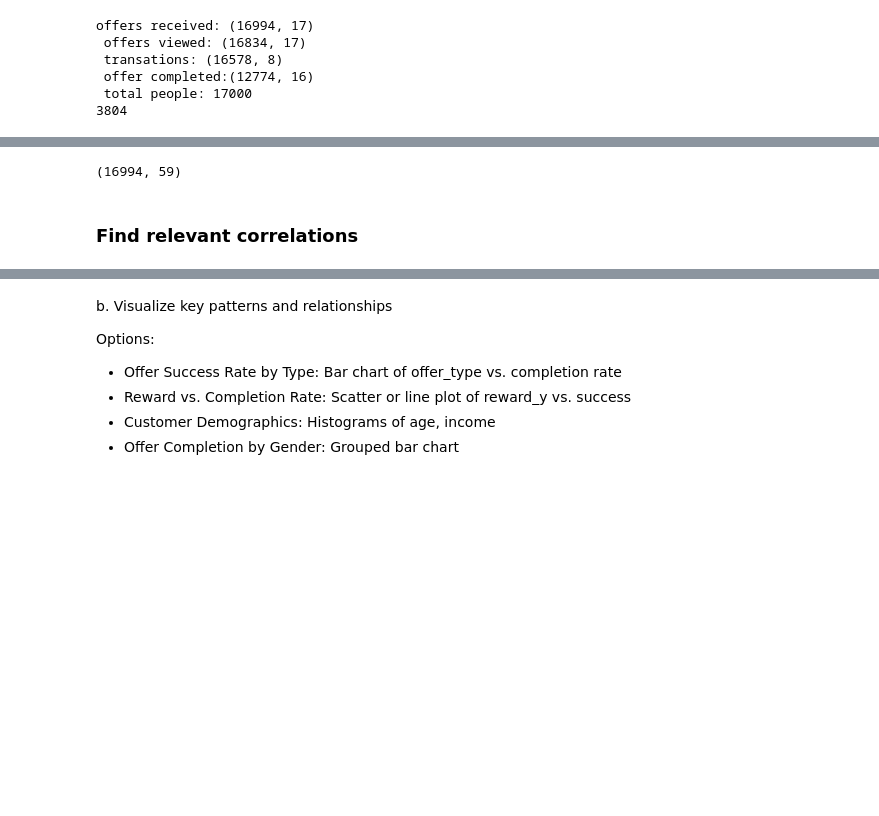
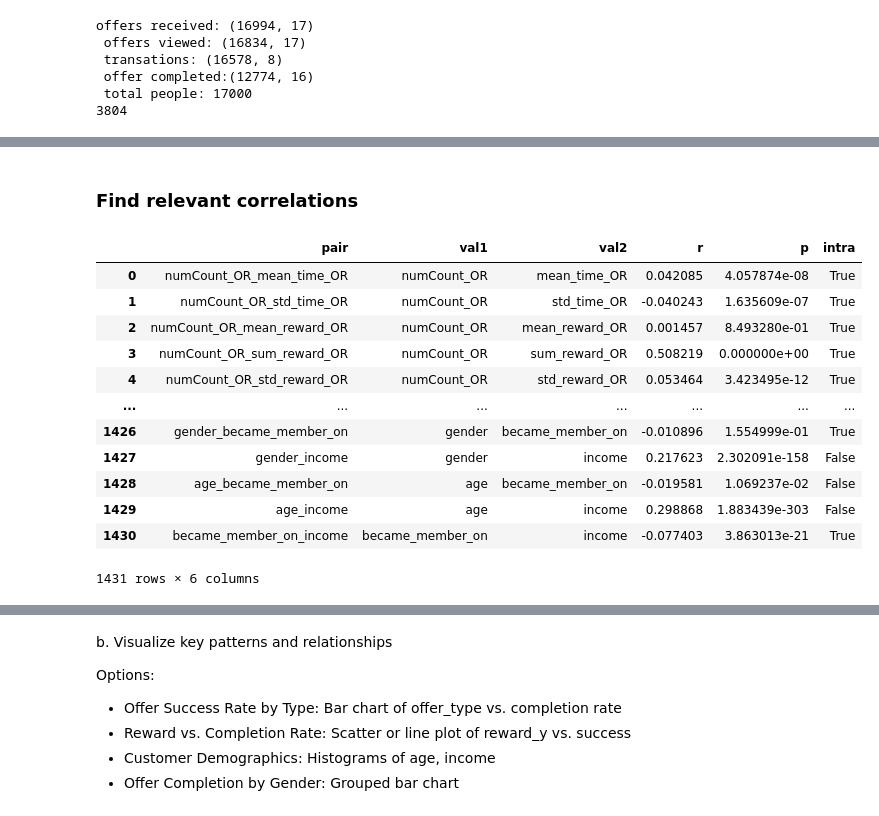
Before and after one commit to kiah-ucsd/DSE200, a Jupyter notebook: Mini_Project_2.ipynb, the cells around one changed output, grey strips where cells are left out. Drawn from its saved outputs; the diff is of its cells as text; code cells hidden in the pictures; blank space fills up the shorter version.

```diff
--- a/Mini_Project_2.ipynb
+++ b/Mini_Project_2.ipynb
@@ -422,9 +360,62 @@ corr_df
-# %%
-master_df.shape
-# %% [output]
-(16994, 59)
+# %%
+#All completed offers that get transactions, offers viewed, and offers received.
+#is there a relationship between the number of offers and number of transactions and/or amount?
+
+#super join offers recieved and mergedeverything together and fix Nans and bad stuff
+master_df = offer_received_df.merge(offer_viewed_df , left_on = 'person', right_on = 'person', how='left', suffixes=('_OR','_OV'))
+master_df = master_df.merge(offer_completed_df, left_on = 'person', right_on = 'person', how='left', suffixes = (None,'_OC'))
+master_df = master_df.merge(transaction_df, left_on = 'person', right_on = 'person', how='left', suffixes = (None,'_TR'))
+master_df.rename(columns={'event':'event_OC'}, inplace=True)
+master_df.loc[~(master_df.event_OR.isna()), 'event_OR'] = 1
+master_df.loc[~(master_df.event_OV.isna()), 'event_OV'] = 1
+master_df.loc[~(master_df.event_OC.isna()), 'event_OC'] = 1
+master_df.loc[~(master_df.event_TR.isna()), 'event_TR'] = 1
+master_df.loc[(master_df.event_OR.isna()), 'event_OR'] = 0
+master_df.loc[(master_df.event_OV.isna()), 'event_OV'] = 0
+master_df.loc[(master_df.event_OC.isna()), 'event_OC'] = 0
+master_df.loc[(master_df.event_TR.isna()), 'event_TR'] = 0
+
+# master_df.rename(columns = {'discount':'discount_OC', 'bogo':'bogo_OC'}, inplace=True)
+# master_df.drop(columns=['event_OR','event_OV', 'event_TR'], inplace=True)
+
+#join master_df with profile_df, map gender 1 == M, 2 == F, 3== idk for spearmans r correlation
+master_df = master_df.merge(profile_df, left_on = 'person',right_on = 'person', how='left')
+master_df.gender = master_df.apply(lambda x: 0 if x['gender'] == 'M' else (1 if x['gender'] == 'F' else 2), axis=1)
 # %% [markdown]
 ### Find relevant correlations
+# %%
+#find all the correlations between all columns outside of identifier and categorial columns
+#plotting this would be a nightmare right now: 1431 pairs, most of which are probably useless
+#takes like 1min to run
+
+corr_values = []
+combo_list = list(itertools.combinations(master_df.drop(columns=['person','event_OC','event_OR','event_TR','event_OV']).columns, r=2))
+combo_list
+for _, i in enumerate(combo_list):
+    r,p = spearmanr(master_df[i[0]], master_df[i[1]], nan_policy='omit')
+    corr_values.append({'pair': i[0] + "_" + i[1],
+                        'val1':i[0],
+                        'val2':i[1],
+                        'r':r,
+                        'p':p})
+
+corr_df = pd.DataFrame(corr_values)
+corr_df['intra'] = corr_df.apply(lambda x: ((x.val1[-2:] in x.val2) or (x.val2[-2:] in x.val1)), axis=1) #cleanup corr_df...im sure theres a more elegant way to do this but idc
+corr_df
+# %% [output]
+|  | pair | val1 | val2 | r | p | intra |
+| 0 | numCount_OR_mean_time_OR | numCount_OR | mean_time_OR | 0.042085 | 4.057874e-08 | True |
+| 1 | numCount_OR_std_time_OR | numCount_OR | std_time_OR | -0.040243 | 1.635609e-07 | True |
+| 2 | numCount_OR_mean_reward_OR | numCount_OR | mean_reward_OR | 0.001457 | 8.493280e-01 | True |
+| 3 | numCount_OR_sum_reward_OR | numCount_OR | sum_reward_OR | 0.508219 | 0.000000e+00 | True |
+| 4 | numCount_OR_std_reward_OR | numCount_OR | std_reward_OR | 0.053464 | 3.423495e-12 | True |
+| ... | ... | ... | ... | ... | ... | ... |
+| 1426 | gender_became_member_on | gender | became_member_on | -0.010896 | 1.554999e-01 | True |
+| 1427 | gender_income | gender | income | 0.217623 | 2.302091e-158 | False |
+| 1428 | age_became_member_on | age | became_member_on | -0.019581 | 1.069237e-02 | False |
+| 1429 | age_income | age | income | 0.298868 | 1.883439e-303 | False |
+| 1430 | became_member_on_income | became_member_on | income | -0.077403 | 3.863013e-21 | True |
+1431 rows × 6 columns
 # %%
 #find relevant positive correlations, throw most important correlations into the model
 
```
Also changed, not shown: parts of 65 cells of this notebook.
